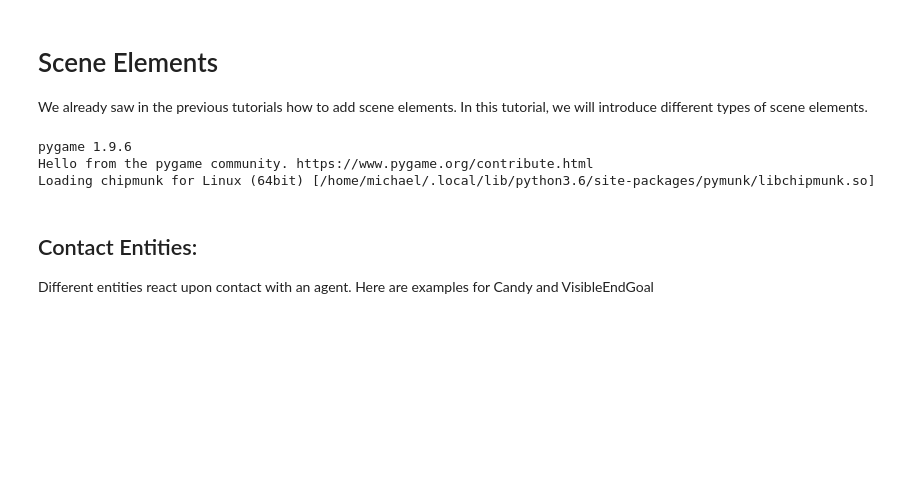
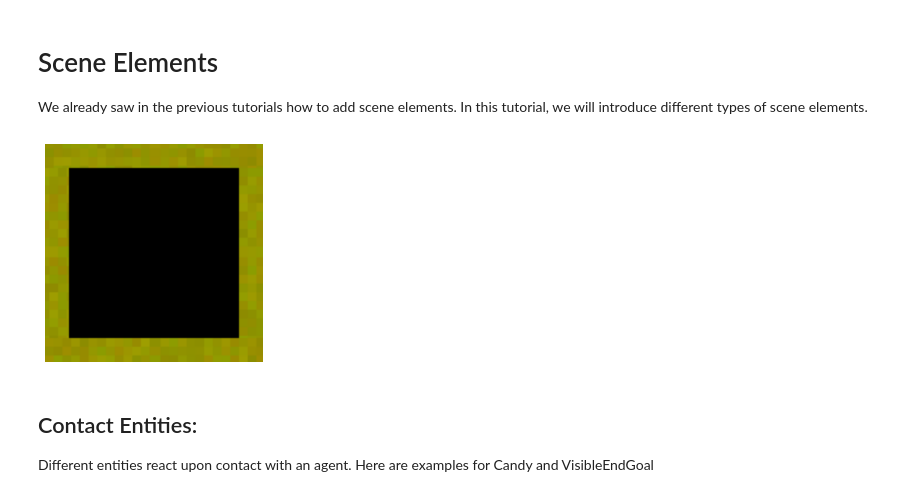
Before and after one commit to gaorkl/simple-playgrounds, a Jupyter notebook: tutorials/jupyter/03_SceneElements.ipynb, the cells around one changed output. Saved outputs shown, nothing was run; the diff lists cells and outputs as text; code cells hidden in the pictures; blank space fills up the shorter version.

Commit message:
Added visualization to tutorials

```diff
--- a/tutorials/jupyter/03_SceneElements.ipynb
+++ b/tutorials/jupyter/03_SceneElements.ipynb
@@ -6,17 +6,22 @@ In this tutorial, we will introduce different types of scene elements.
 # %%
 from simple_playgrounds.playgrounds import SingleRoom
 from simple_playgrounds import Engine
 
+%matplotlib inline
+import matplotlib.pyplot as plt
+
+def plt_image(img):
+    plt.axis('off')
+    plt.imshow(img)
+    plt.show()
+
 my_playground = SingleRoom(size=(100, 100))
 
-# we use the option replay=True to reset the environment if it terminates before time_limit.
 engine = Engine(time_limit=10000, playground= my_playground, screen=True, replay=True)
 
-engine.display_full_scene()
+plt_image(engine.generate_topdown_image(mode='plt'))
 # %% [output]
-pygame 1.9.6
-Hello from the pygame community. https://www.pygame.org/contribute.html
-Loading chipmunk for Linux (64bit) [/home/michael/.local/lib/python3.6/site-packages/pymunk/libchipmunk.so]
+[figure, added]
 # %% [markdown]
 ## Contact Entities:
 
```
Also changed, not shown: parts of 4 cells of this notebook, 15 other files.
